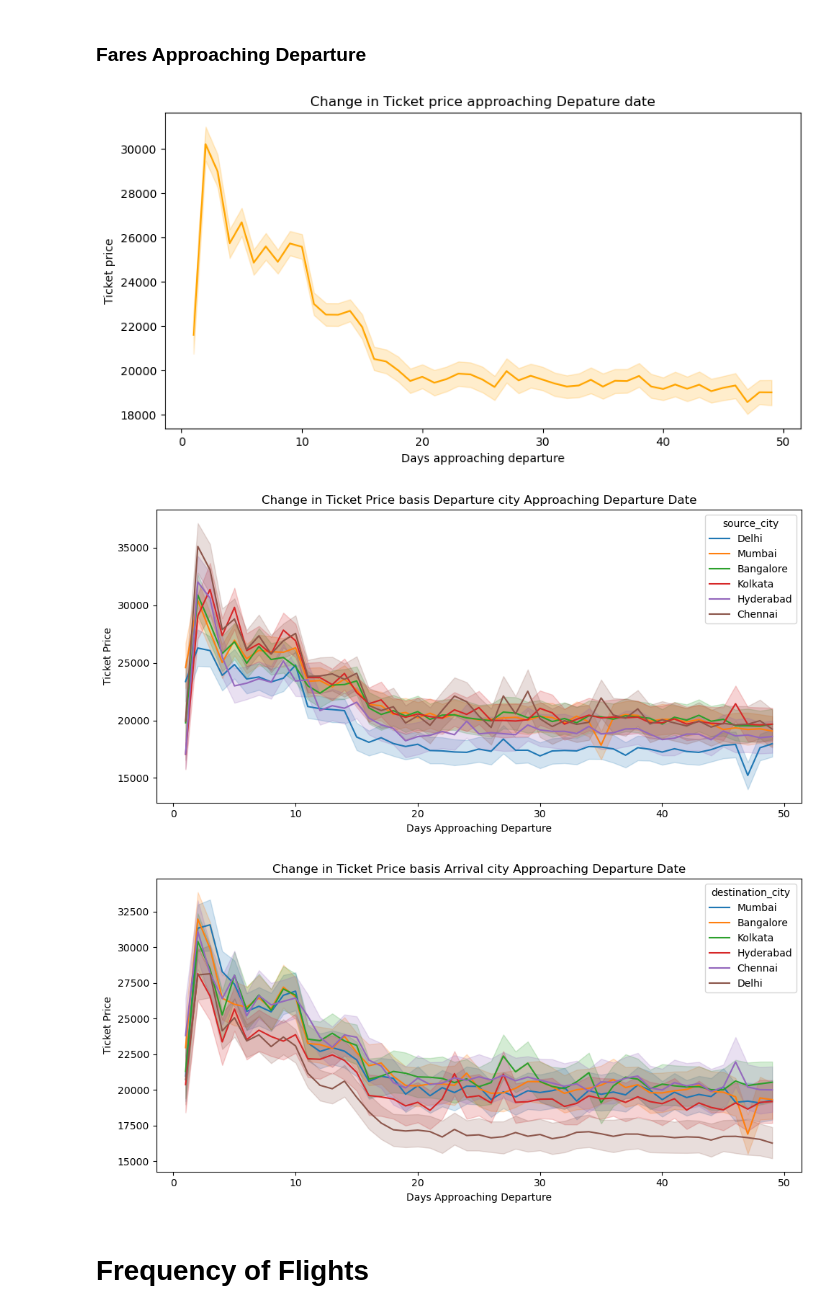
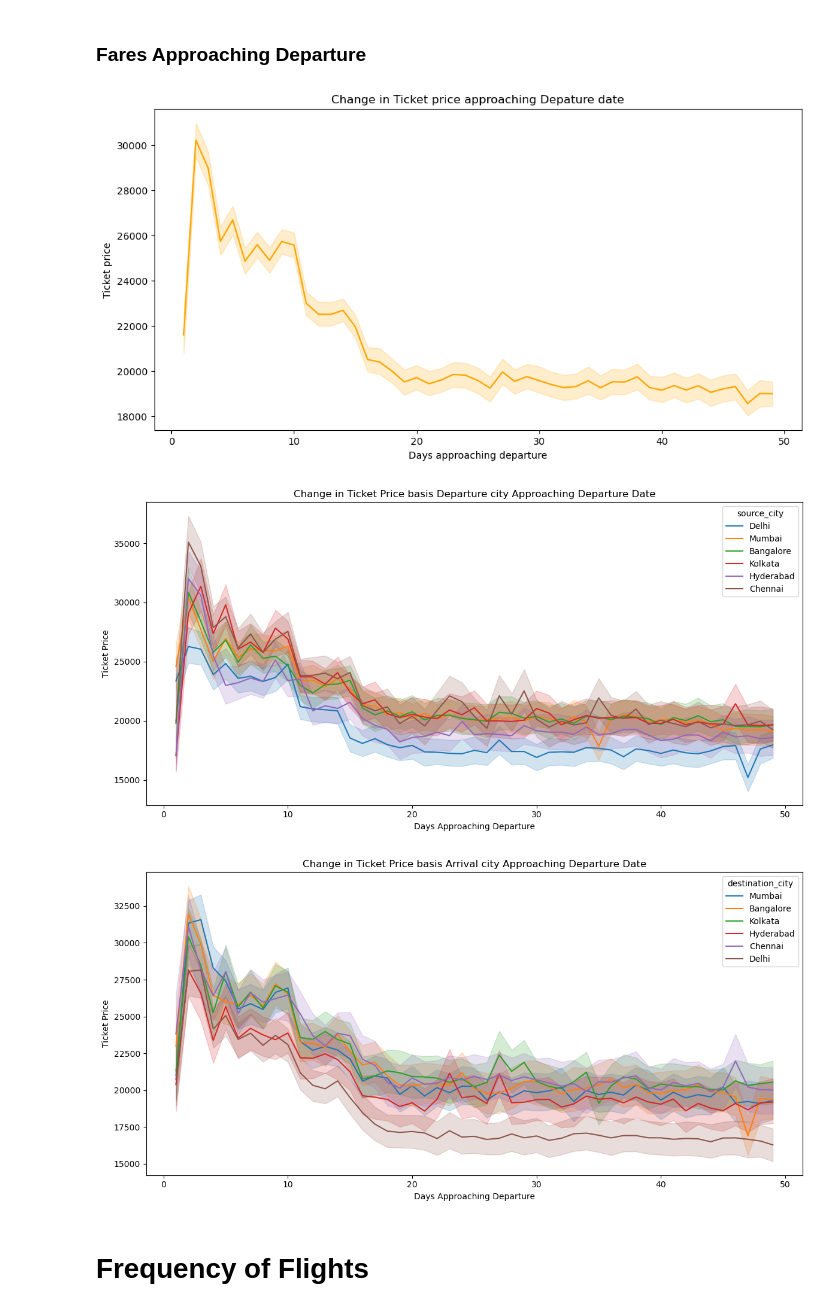
Before and after one commit to brendanros31/ML-Flight-Price-Predictor, a Jupyter notebook: EDA.ipynb, the cells around one changed output. Saved outputs shown, nothing was run; the diff lists cells and outputs as text; code cells hidden in the pictures.

```diff
--- a/EDA.ipynb
+++ b/EDA.ipynb
@@ -117,7 +117,7 @@ plt.show()
 ### Fares Approaching Departure
 # %%
 # Fare - Approaching depature date
-plt.figure(figsize=(10,5))
+plt.figure(figsize=(12,6))
 sns.lineplot(data=df, x='days_left', y='price', color='orange')
 
 plt.title('Change in Ticket price approaching Depature date')
@@ -126,27 +126,27 @@ plt.ylabel('Ticket price')
 
 plt.show()
 # %% [output]
-[figure, old version]
+[figure, new version]
 # %%
 # Fare - Departure destinations
-plt.figure(figsize=(10, 5))
+plt.figure(figsize=(12, 6))
 
     # Consistent color allocation for cities
 palette = sns.color_palette("tab10", n_colors=df['destination_city'].nunique())
 
     # Plot for Departure city
 sns.lineplot(data=df, x='days_left', y='price', hue='source_city', palette=palette)
 plt.title('Change in Ticket Price basis Departure city Approaching Departure Date')
 plt.xlabel('Days Approaching Departure')
 plt.ylabel('Ticket Price')
 
 plt.tight_layout()
 plt.show()
 # %% [output]
-[figure, old version]
+[figure, new version]
 # %%
 # Fare - Arrival destinations
-plt.figure(figsize=(10, 5))
+plt.figure(figsize=(12, 6))
 
     # Consistent color allocation for cities
 palette = sns.color_palette("tab10", n_colors=df['destination_city'].nunique())
@@ -160,7 +160,7 @@ plt.ylabel('Ticket Price')
 plt.tight_layout()
 plt.show()
 # %% [output]
-[figure, old version]
+[figure, new version]
 # %% [markdown]
 # Frequency of Flights
 # %%
```
Also changed, not shown: parts of 9 cells of this notebook.
